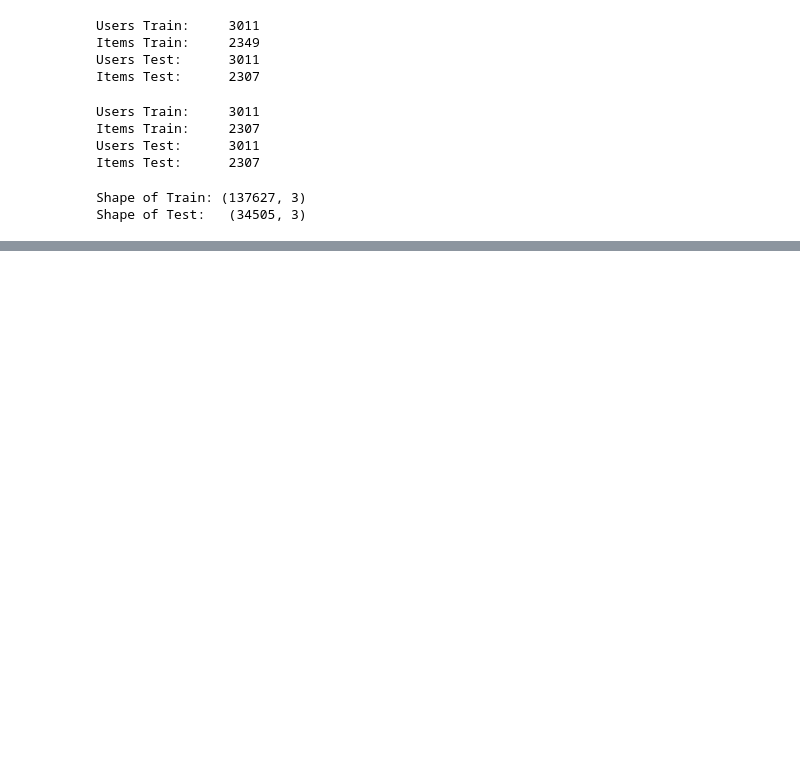
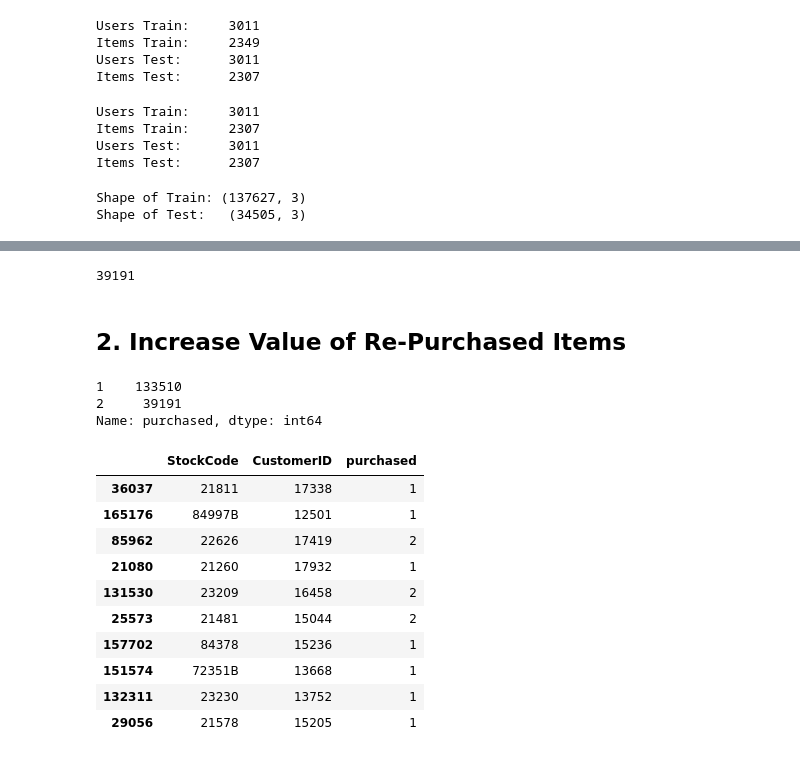
Before and after one commit to uadR1/Master-Thesis-Building-and-Evaluating-Candidate-Generation-Models-with-Neural-Networks, a Jupyter notebook: 02_Data_Preparation/02_RecSys_Preparation.ipynb, the cells around one changed output, grey strips where cells are left out. Cells and saved outputs as stored; diff of their text form; code cells hidden in the pictures; blank space fills up the shorter version.

Commit message:
rec sys preparation rating

```diff
--- a/02_Data_Preparation/02_RecSys_Preparation.ipynb
+++ b/02_Data_Preparation/02_RecSys_Preparation.ipynb
@@ -127,0 +139,12 @@ test.to_csv('../00_Data/rec_sys_binary_test.csv')
+# %%
+# Aggregate count of unique User & Item combinations
+df_ratings = df.groupby(['StockCode', 'CustomerID']).agg({'CustomerID': 'count'})
+
+# Rename the columns
+df_ratings.columns = ['purchased']
+
+# Reset the index
+df_ratings.reset_index(inplace=True)
+
+# Check first five rows
+df_ratings.head()
@@ -127,0 +158,32 @@ test.to_csv('../00_Data/rec_sys_binary_test.csv')
+# %%
+# How many interaction took place more than once?
+len(df_ratings[df_ratings['purchased']>1])
+# %% [output]
+39191
+# %% [markdown]
+## 2. Increase Value of Re-Purchased Items
+# %%
+# Apply function with lambda for the condition: If x in purchased <=1 x, else 2
+df_ratings['purchased'] = df_ratings['purchased'].apply(lambda x: x if x <= 1 else 2)
+
+# Check Distribution
+df_ratings.purchased.value_counts()
+# %% [output]
+1    133510
+2     39191
+Name: purchased, dtype: int64
+# %%
+# Check random sample
+df_ratings.sample(10)
+# %% [output]
+|  | StockCode | CustomerID | purchased |
+| 36037 | 21811 | 17338 | 1 |
+| 165176 | 84997B | 12501 | 1 |
+| 85962 | 22626 | 17419 | 2 |
+| 21080 | 21260 | 17932 | 1 |
+| 131530 | 23209 | 16458 | 2 |
+| 25573 | 21481 | 15044 | 2 |
+| 157702 | 84378 | 15236 | 1 |
+| 151574 | 72351B | 13668 | 1 |
+| 132311 | 23230 | 13752 | 1 |
+| 29056 | 21578 | 15205 | 1 |
```
Also changed, not shown: parts of 30 cells of this notebook, 1 other file.
